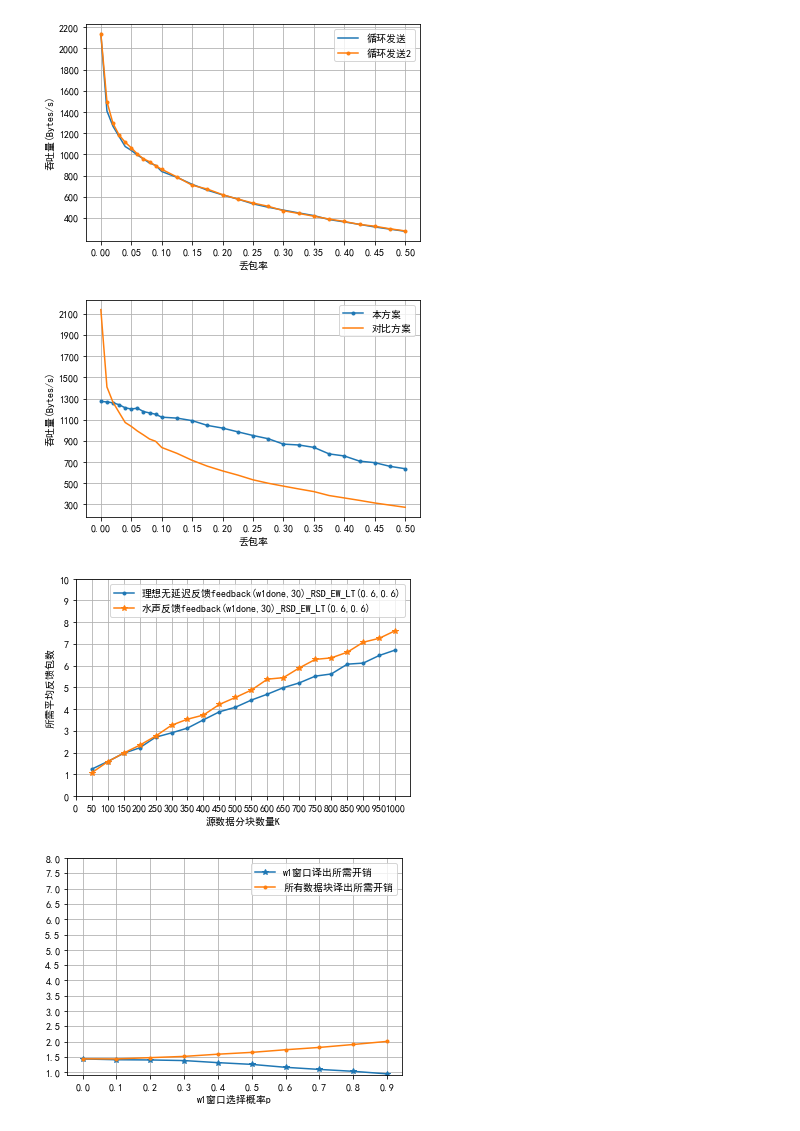
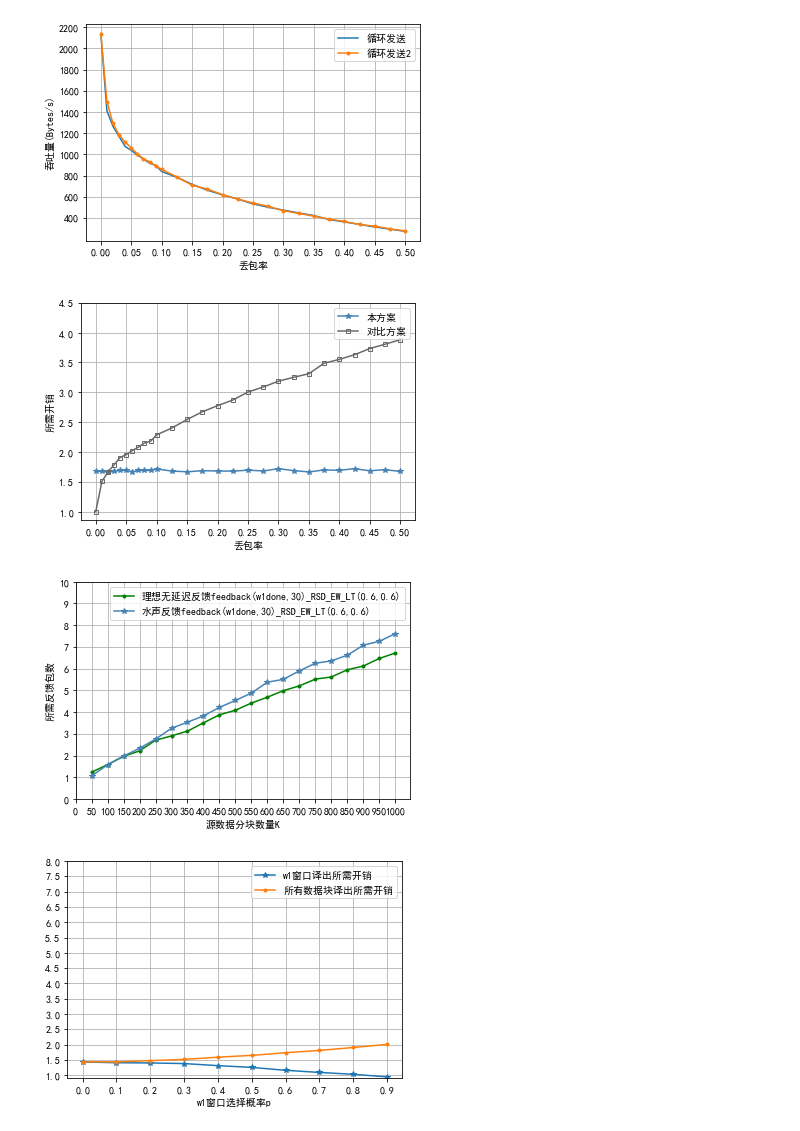
Before and after one commit to alanpengz/fountaincode_simulation, a Jupyter notebook: plot_chunk_size.ipynb, the cells around one changed output. Cells and saved outputs as stored; diff of their text form; code cells hidden in the pictures.

```diff
--- a/plot_chunk_size.ipynb
+++ b/plot_chunk_size.ipynb
@@ -1148,49 +1146,49 @@ per1 = df1['per']
 avgs1 = df1['avgs']
 overhead1 = [float(avgs1[i]/115) for i in range(per1.shape[0])]
 ttl1 = [float(24600/(avgs[i]*0.1)) for i in range(len(per1))]
 # RSD_EW_LT
 df2 = pd.read_csv('simulation\PER对喷泉码的影响\RSD_EW_LT_avgs_Wed_Jan_13_16_02_42_2021.csv')
 per2 = df2['per']
 avgs2 = df2['avgs']
 overhead2 = [float(avgs2[i]/115) for i in range(per2.shape[0])]
 ttl2 = [float(24600/(avgs2[i]*0.1)) for i in range(len(per2))]
 # feedback_RSD_EW_LT
 df3 = pd.read_csv('simulation/PER对喷泉码的影响/画吞吐量/feedback_RSD_EW_avgs_Sun_Jan_17_17_24_38_2021.csv')
 per3 = df3['per']
 avgs_recv3 = df3['avg_recv_drops']
 avgs_send3 = df3['avg_send_drops']
 overhead3 = [float(avgs_recv3[i]/115) for i in range(per3.shape[0])]
 ttl3 = [float(24600/(avgs_send3[i]*0.1)) for i in range(len(per3))]
 
 # 译码开销
 # plt.plot(per1, overhead1, marker='.', label='RSD_LT')
 # plt.plot(per2, overhead2, marker=',', label='RSD_EW_LT')
-# plt.plot(per3, overhead3, marker='.', label='本方案')
-# plt.plot(per, overhead, marker='', label='对比方案')
+plt.plot(per3, overhead3, marker='*', label='本方案', color='steelblue')
+plt.plot(per, overhead, marker='s', label='对比方案', color='dimgray',markersize=4, markerfacecolor='none')
 
 # 吞吐量
-plt.plot(per3, ttl3, marker='.', label='本方案')
+# plt.plot(per3, ttl3, marker='*', label='本方案', color='steelblue')
 # plt.plot(per2, ttl2, marker='.', label='RSD_EW_LT(0.6,0.6)')
-plt.plot(per, ttl, marker='', label='对比方案')
+# plt.plot(per, ttl, marker='s', label='对比方案', color='dimgray',markersize=4, markerfacecolor='none')
 
 
+plt.xticks(np.arange(0.0, 0.5+0.05, 0.05))
+plt.yticks(np.arange(1.0, 5.0, 0.5))
+plt.xlabel('丢包率')
+plt.ylabel('所需开销')
+plt.legend()
+plt.grid()
+plt.savefig('simulation/EW(0.6, 0.6)/6.对比方案分析per-开销'+ '.pdf')
+
 # plt.xticks(np.arange(0.0, 0.5+0.05, 0.05))
-# plt.yticks(np.arange(1.0, 5.0, 0.5))
+# plt.yticks(np.arange(300, 2200+100, 200))
 # plt.xlabel('丢包率')
-# plt.ylabel('所需开销')
+# plt.ylabel('吞吐量(Bytes/s)')
 # plt.legend()
 # plt.grid()
-# plt.savefig('simulation/PER对喷泉码的影响/开销-不同PER对比'+ '.pdf')
-
-plt.xticks(np.arange(0.0, 0.5+0.05, 0.05))
-plt.yticks(np.arange(300, 2200+100, 200))
-plt.xlabel('丢包率')
-plt.ylabel('吞吐量(Bytes/s)')
-plt.legend()
-plt.grid()
-plt.savefig('simulation/PER对喷泉码的影响/吞吐量-不同PER对比'+ '.pdf')
+# plt.savefig('simulation/EW(0.6, 0.6)/6.对比方案分析per-吞吐量'+ '.pdf')
 # %% [output]
-[figure, old version]
+[figure, new version]
 # %%
 # EW(0.6, 0.6) real_feedback 反馈包数对比
 
@@ -1210,19 +1208,19 @@ K4 = df4['K']
 fb4 = df4['feedback_packet_avgs']
 
 # plt.plot(K2, fb2, marker='.', label='水声反馈feedback(0.8K,30)_RSD_EW_LT(0.6,0.6)')
-plt.plot(K4, fb4, marker='.', label='理想无延迟反馈feedback(w1done,30)_RSD_EW_LT(0.6,0.6)')
-plt.plot(K3, fb3, marker='*', label='水声反馈feedback(w1done,30)_RSD_EW_LT(0.6,0.6)')
+plt.plot(K4, fb4, marker='.', label='理想无延迟反馈feedback(w1done,30)_RSD_EW_LT(0.6,0.6)', color='green')
+plt.plot(K3, fb3, marker='*', label='水声反馈feedback(w1done,30)_RSD_EW_LT(0.6,0.6)', color='steelblue')
 
 
 plt.xticks(range(0, 1000+50, 50))
 plt.yticks(np.arange(0, 11, 1))
 plt.xlabel('源数据分块数量K')
-plt.ylabel('所需平均反馈包数')
+plt.ylabel('所需反馈包数')
 plt.legend()
 plt.grid()
-plt.savefig('simulation/EW(0.6, 0.6)/9.feedback_RSD_EW_LT(w1done_30)有无延迟对比-反馈包数'+ '.pdf')
+plt.savefig('simulation/EW(0.6, 0.6)/3.水声反馈和理想无延迟对比-反馈包数'+ '.pdf')
 # %% [output]
-[figure, old version]
+[figure, new version]
 # %%
 # EW(0.6, 0.6) real_feedback 不同反馈参数对比
 # %%
```
Also changed, not shown: parts of 3 cells of this notebook, 23 other files.
